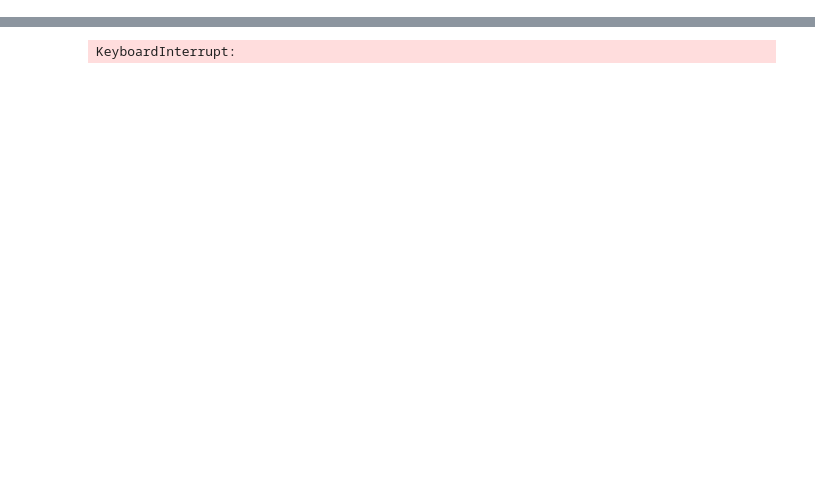
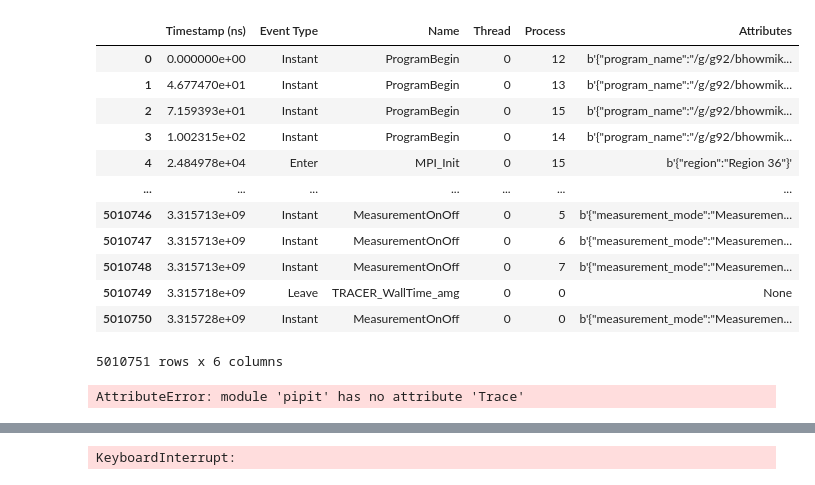
Before and after one commit to hsirkar/trace-analysis, a Jupyter notebook: messing around with modin.ipynb, the cells around one changed output, grey strips where cells are left out. Cells and saved outputs as stored; diff of their text form; code cells hidden in the pictures; blank space fills up the shorter version.

```diff
--- a/messing around with modin.ipynb
+++ b/messing around with modin.ipynb
@@ -3,3 +60,23 @@ import modin.pandas as pd
+# %%
+df
+# %% [output]
+|  | Timestamp (ns) | Event Type | Name | Thread | Process | Attributes |
+| 0 | 0.000000e+00 | Instant | ProgramBegin | 0 | 12 | b'{"program_name":"/g/g92/bhowmik... |
+| 1 | 4.677470e+01 | Instant | ProgramBegin | 0 | 13 | b'{"program_name":"/g/g92/bhowmik... |
+| 2 | 7.159393e+01 | Instant | ProgramBegin | 0 | 15 | b'{"program_name":"/g/g92/bhowmik... |
+| 3 | 1.002315e+02 | Instant | ProgramBegin | 0 | 14 | b'{"program_name":"/g/g92/bhowmik... |
+| 4 | 2.484978e+04 | Enter | MPI_Init | 0 | 15 | b'{"region":"Region 36"}' |
+| ... | ... | ... | ... | ... | ... | ... |
+| 5010746 | 3.315713e+09 | Instant | MeasurementOnOff | 0 | 5 | b'{"measurement_mode":"Measuremen... |
+| 5010747 | 3.315713e+09 | Instant | MeasurementOnOff | 0 | 6 | b'{"measurement_mode":"Measuremen... |
+| 5010748 | 3.315713e+09 | Instant | MeasurementOnOff | 0 | 7 | b'{"measurement_mode":"Measuremen... |
+| 5010749 | 3.315718e+09 | Leave | TRACER_WallTime_amg | 0 | 0 | None |
+| 5010750 | 3.315728e+09 | Instant | MeasurementOnOff | 0 | 0 | b'{"measurement_mode":"Measuremen... |
+5010751 rows x 6 columns
+# %%
+trace = pp.Trace
+# %% [output]
+AttributeError: module 'pipit' has no attribute 'Trace'
 # %%
 import modin.config as modin_cfg
 modin_cfg.Memory = 1000
```
Also changed, not shown: parts of 11 cells of this notebook, 2 other files.
